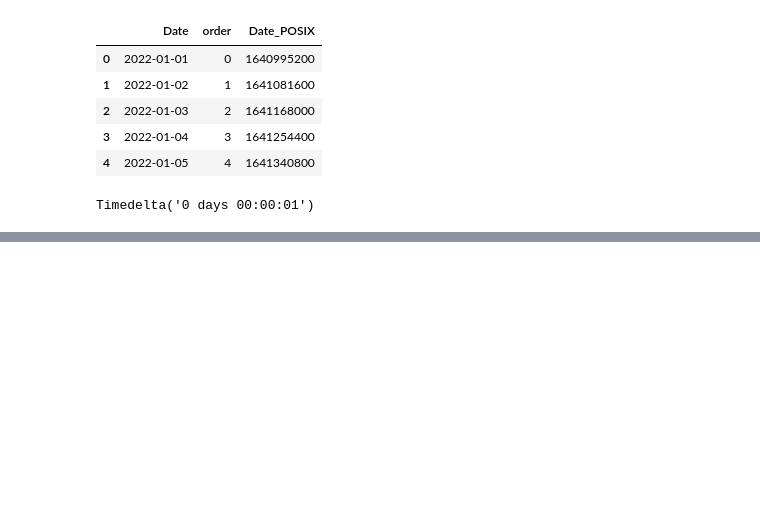
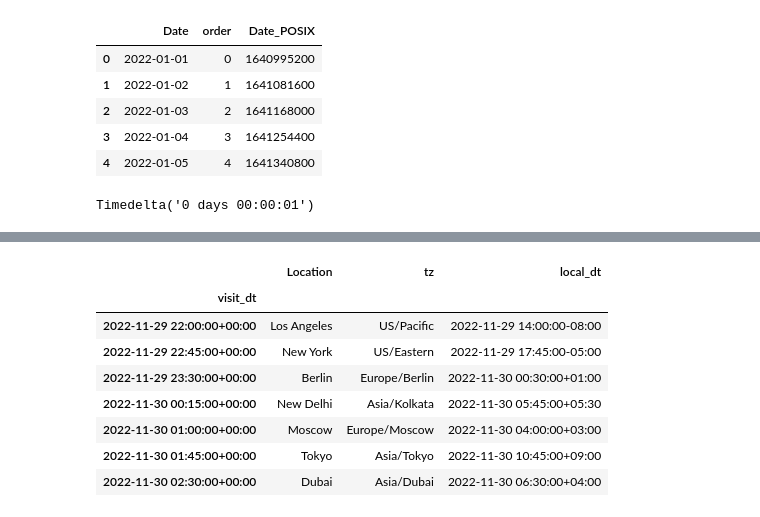
Before and after one commit to anaclarat/Time_Series, a Jupyter notebook: Time_Series_Studying.ipynb, the cells around one changed output, grey strips where cells are left out. Saved outputs shown, nothing was run; the diff lists cells and outputs as text; code cells hidden in the pictures; blank space fills up the shorter version.

```diff
--- a/Time_Series_Studying.ipynb
+++ b/Time_Series_Studying.ipynb
@@ -481,0 +659,20 @@ Timedelta('0 days 00:00:01')
+# %%
+df = pd.DataFrame(
+        {
+        'Location': ['Los Angeles',
+                     'New York',
+                     'Berlin',
+                     'New Delhi',
+                     'Moscow',
+                     'Tokyo',
+                     'Dubai'],
+        'tz': ['US/Pacific',
+               'US/Eastern',
+               'Europe/Berlin',
+               'Asia/Kolkata',
+               'Europe/Moscow',
+               'Asia/Tokyo',
+               'Asia/Dubai'],
+        'visit_dt': pd.date_range(start='22:00',periods=7, freq='45min'),
+        }).set_index('visit_dt')
+df
@@ -481,0 +689,19 @@ Timedelta('0 days 00:00:01')
+# %%
+# adding local time
+#localizing
+df = df.tz_localize('UTC')
+# adding localized time to new columns
+df['local_dt'] = df.index
+#converting to local time zone
+df['local_dt'] = df.apply(lambda x: pd.Timestamp.tz_convert(x['local_dt'], x['tz']), axis=1)
+df
+# %% [output]
+|  | Location | tz | local_dt |
+| visit_dt |  |  |  |
+| 2022-11-29 22:00:00+00:00 | Los Angeles | US/Pacific | 2022-11-29 14:00:00-08:00 |
+| 2022-11-29 22:45:00+00:00 | New York | US/Eastern | 2022-11-29 17:45:00-05:00 |
+| 2022-11-29 23:30:00+00:00 | Berlin | Europe/Berlin | 2022-11-30 00:30:00+01:00 |
+| 2022-11-30 00:15:00+00:00 | New Delhi | Asia/Kolkata | 2022-11-30 05:45:00+05:30 |
+| 2022-11-30 01:00:00+00:00 | Moscow | Europe/Moscow | 2022-11-30 04:00:00+03:00 |
+| 2022-11-30 01:45:00+00:00 | Tokyo | Asia/Tokyo | 2022-11-30 10:45:00+09:00 |
+| 2022-11-30 02:30:00+00:00 | Dubai | Asia/Dubai | 2022-11-30 06:30:00+04:00 |
```
Also changed, not shown: parts of 19 cells of this notebook.
